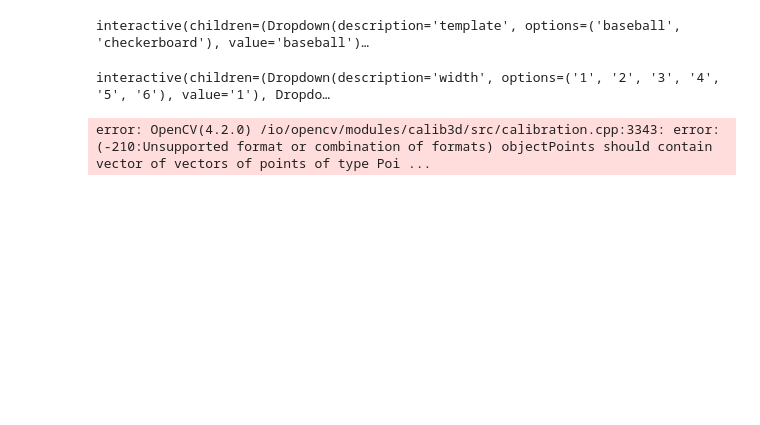
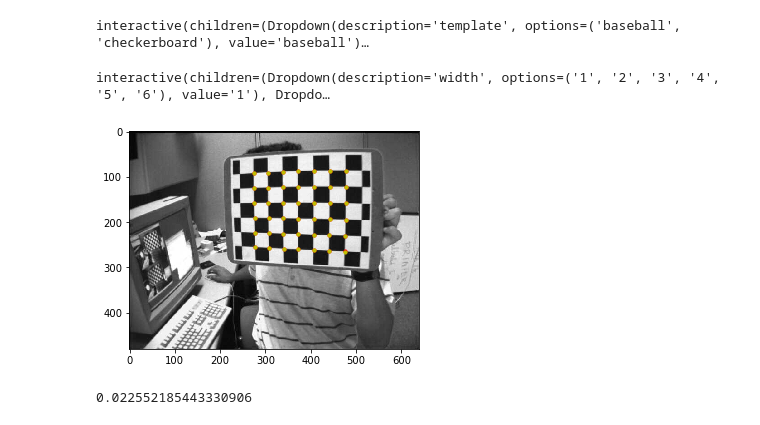
Before and after one commit to pnxenopoulos/camera-calibration, a Jupyter notebook: calibration-checkerboard.ipynb, the cells around one changed output. Saved outputs shown, nothing was run; the diff lists cells and outputs as text; code cells hidden in the pictures; blank space fills up the shorter version.

Commit message:
Add projection function

```diff
--- a/calibration-checkerboard.ipynb
+++ b/calibration-checkerboard.ipynb
@@ -76,6 +76,8 @@ def matchObjImg(img,objp,imgp,auto=True):
     if auto:
         objpoints.append(objp)
         imgpoints.append(imgp)
+    objpoints=np.array(objpoints).reshape(1,-1,3).astype('float32')
+    imgpoints=np.array(imgpoints).reshape(1,-1,2).astype('float32')
 
     # Draw and display the corners
     img = cv2.drawChessboardCorners(img, (7,6), imgp,ret)
@@ -105,8 +107,29 @@ def calibration(img,objpoints,imgpoints):
 ret,imgp=inputImgpoints(input_img)
 if ret:
     objpoints,imgpoints=matchObjImg(input_img,objp,imgp)
-    output,mtx,dist,rvecs,tvecs=calibration(input_img,objpoints,imgpoints)
+    dst,mtx,dist,rvecs,tvecs=calibration(input_img,objpoints,imgpoints)
-# %%
- calibration(input_img,objpoints[0],imgpoints[0])
-# %% [output]
-error: OpenCV(4.2.0) /io/opencv/modules/calib3d/src/calibration.cpp:3343: error: (-210:Unsupported format or combination of formats) objectPoints should contain vector of vectors of points of type Poi ...
+# %%
+def drawProjection(matrix,objpoints,imgpoints,img):
+    mtx,dist,rvecs,tvecs=matrix
+    plt.imshow(img,cmap='gray', vmin=0, vmax=255)
+    imgpoints2, _ = cv2.projectPoints(objpoints, rvecs[0], tvecs[0], mtx, dist)
+    imgpoints2=np.array(imgpoints2).reshape(-1,2)
+    error = cv2.norm(imgpoints,imgpoints2, cv2.NORM_L2)/len(imgpoints2)
+    for imgp,imgp2 in zip(imgpoints,imgpoints2.tolist()):
+        ox,oy=imgp
+        px,py=imgp2
+        plt.scatter(x=ox, y=oy, c='r', s=10)  # original:red
+        plt.scatter(x=px, y=py, c='y', s=10)  # calibration:yellow
+    plt.show()
+    return error
+# %%
+import matplotlib.pyplot as plt
+
+matrix=mtx,dist,rvecs,tvecs
+img=plt.imread(image_path)
+plt.imshow(img,'gray')
+error=drawProjection(matrix,objpoints[0],imgpoints[0],img)
+print(error)
+# %% [output]
+[figure, added]
+0.022552185443330906
```
Also changed, not shown: parts of 1 cell of this notebook.
